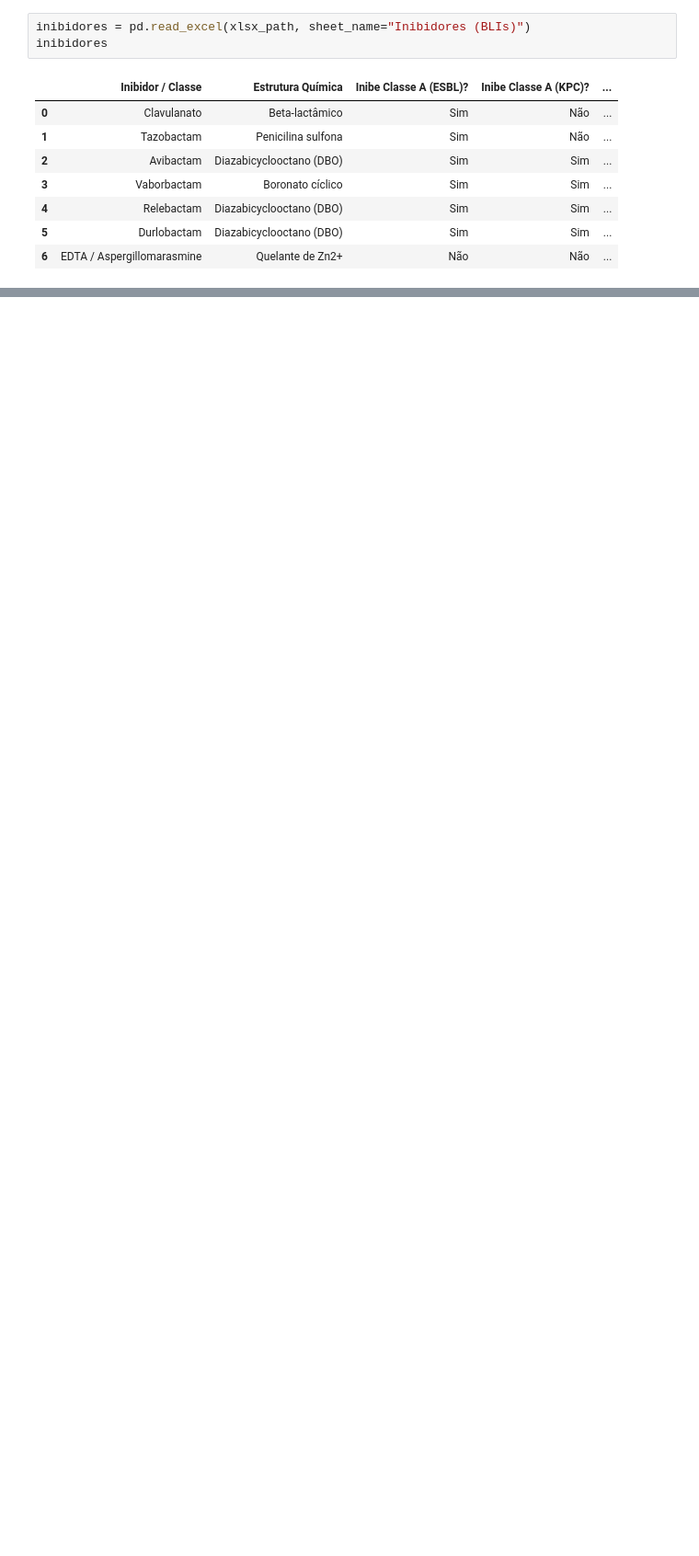
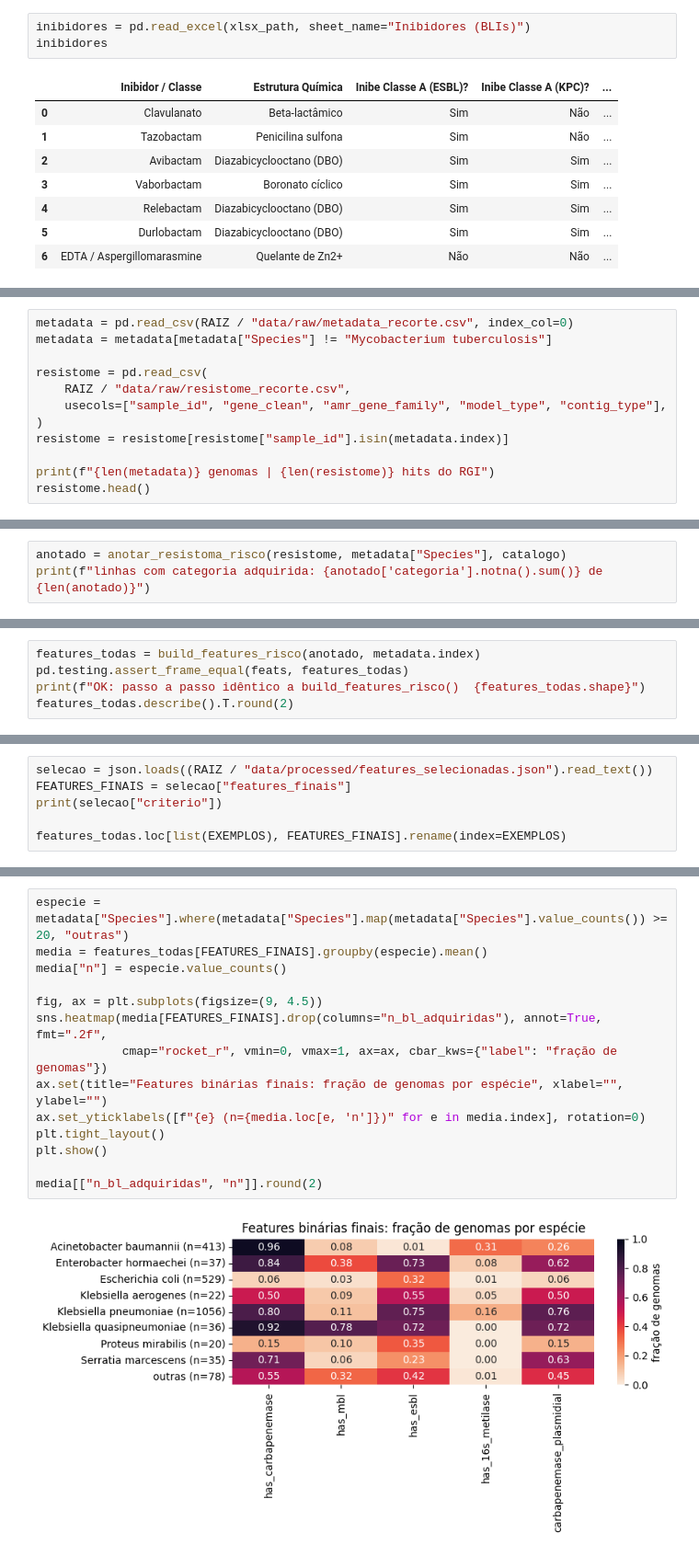
Before and after one commit to Rodrigo-Lusa/ml_isolados_brasileiros, a Jupyter notebook: notebooks/02_classes_bl.ipynb, the cells around one changed output, grey strips where cells are left out. Shown at 92% size. Saved outputs shown, nothing was run; the diff lists cells and outputs as text; blank space fills up the shorter version.

```diff
--- a/notebooks/02_classes_bl.ipynb
+++ b/notebooks/02_classes_bl.ipynb
@@ -313,0 +129,12 @@ Name: count, dtype: int64
+# %%
+metadata = pd.read_csv(RAIZ / "data/raw/metadata_recorte.csv", index_col=0)
+metadata = metadata[metadata["Species"] != "Mycobacterium tuberculosis"]
+
+resistome = pd.read_csv(
+    RAIZ / "data/raw/resistome_recorte.csv",
+    usecols=["sample_id", "gene_clean", "amr_gene_family", "model_type", "contig_type"],
+)
+resistome = resistome[resistome["sample_id"].isin(metadata.index)]
+
+print(f"{len(metadata)} genomas | {len(resistome)} hits do RGI")
+resistome.head()
@@ -313,0 +800,3 @@ Name: count, dtype: int64
+# %%
+anotado = anotar_resistoma_risco(resistome, metadata["Species"], catalogo)
+print(f"linhas com categoria adquirida: {anotado['categoria'].notna().sum()} de {len(anotado)}")
@@ -313,0 +999,5 @@ Name: count, dtype: int64
+# %%
+features_todas = build_features_risco(anotado, metadata.index)
+pd.testing.assert_frame_equal(feats, features_todas)
+print(f"OK: passo a passo idêntico a build_features_risco()  {features_todas.shape}")
+features_todas.describe().T.round(2)
@@ -313,0 +1033,6 @@ Name: count, dtype: int64
+# %%
+selecao = json.loads((RAIZ / "data/processed/features_selecionadas.json").read_text())
+FEATURES_FINAIS = selecao["features_finais"]
+print(selecao["criterio"])
+
+features_todas.loc[list(EXEMPLOS), FEATURES_FINAIS].rename(index=EXEMPLOS)
@@ -313,0 +1057,16 @@ Name: count, dtype: int64
+# %%
+especie = metadata["Species"].where(metadata["Species"].map(metadata["Species"].value_counts()) >= 20, "outras")
+media = features_todas[FEATURES_FINAIS].groupby(especie).mean()
+media["n"] = especie.value_counts()
+
+fig, ax = plt.subplots(figsize=(9, 4.5))
+sns.heatmap(media[FEATURES_FINAIS].drop(columns="n_bl_adquiridas"), annot=True, fmt=".2f",
+            cmap="rocket_r", vmin=0, vmax=1, ax=ax, cbar_kws={"label": "fração de genomas"})
+ax.set(title="Features binárias finais: fração de genomas por espécie", xlabel="", ylabel="")
+ax.set_yticklabels([f"{e} (n={media.loc[e, 'n']})" for e in media.index], rotation=0)
+plt.tight_layout()
+plt.show()
+
+media[["n_bl_adquiridas", "n"]].round(2)
+# %% [output]
+[figure, added]
```
Also changed, not shown: parts of 96 cells of this notebook, 13 other files.
